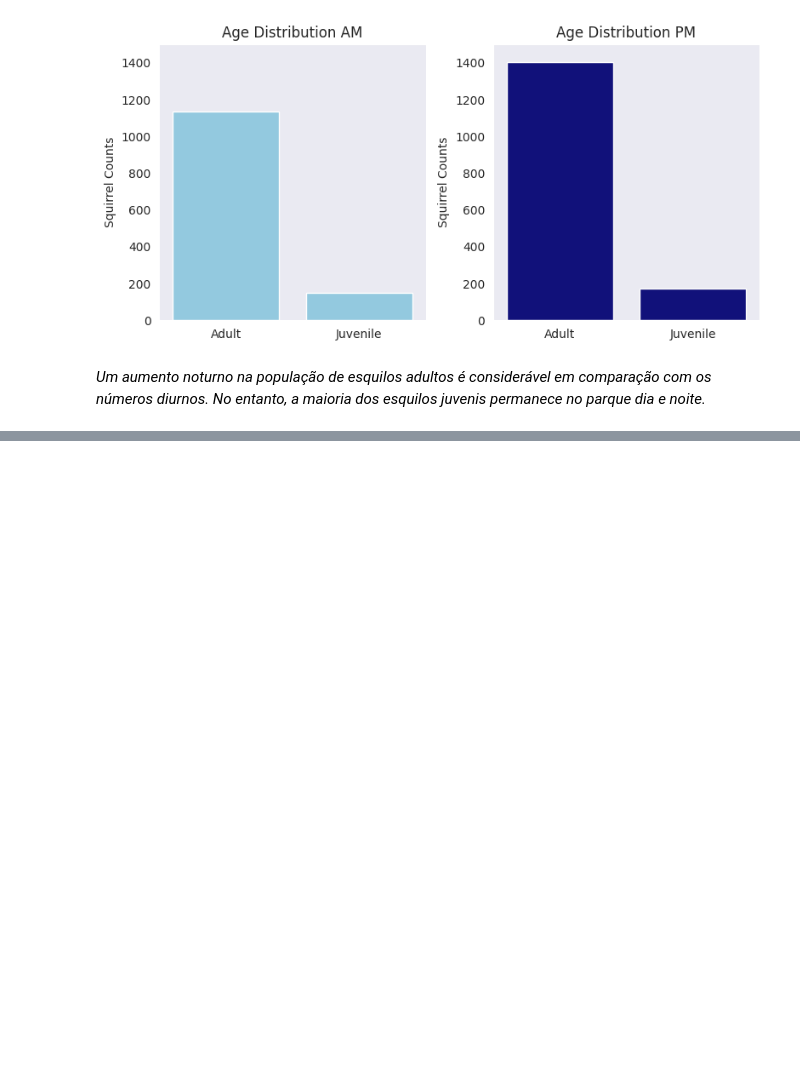
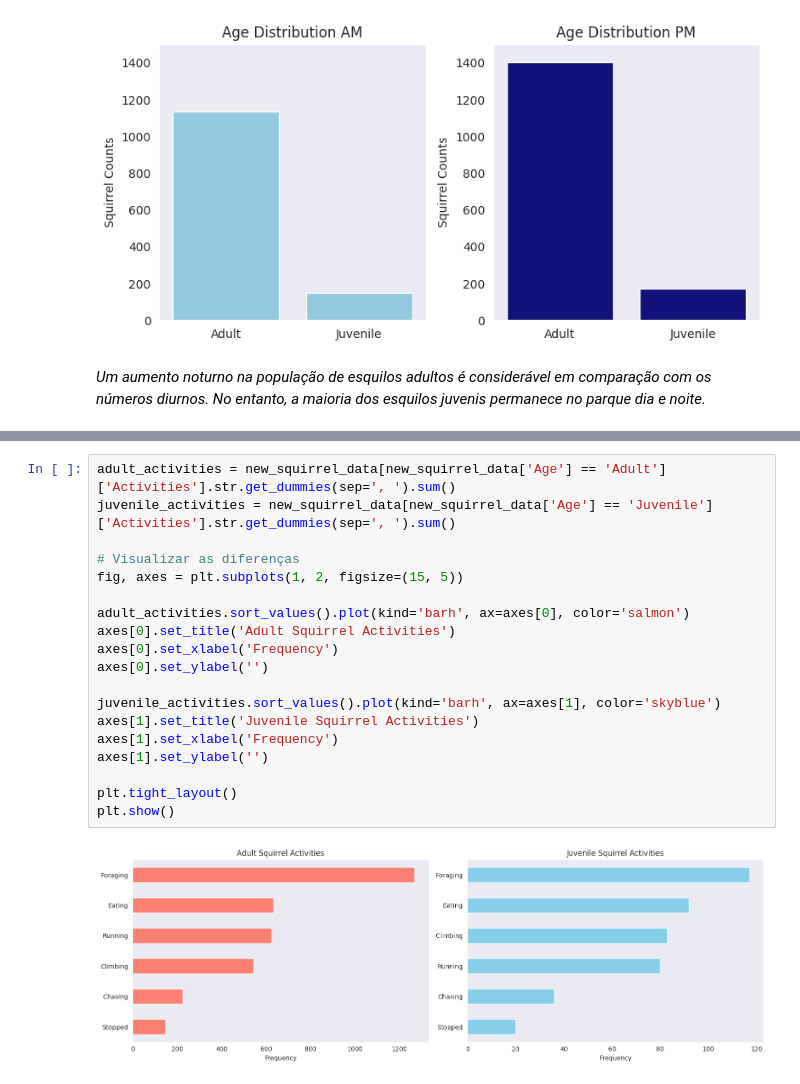
Before and after one commit to Mustasheep/Central-Park-Squirrel-Census, a Jupyter notebook: Central_Park_Squirrel_Census.ipynb, the cells around one changed output, grey strips where cells are left out. Drawn from its saved outputs; the diff is of its cells as text; blank space fills up the shorter version.

```diff
--- a/Central_Park_Squirrel_Census.ipynb
+++ b/Central_Park_Squirrel_Census.ipynb
@@ -223,0 +246,21 @@ _Um aumento noturno na população de esquilos adultos é considerável em compa
+# %%
+adult_activities = new_squirrel_data[new_squirrel_data['Age'] == 'Adult']['Activities'].str.get_dummies(sep=', ').sum()
+juvenile_activities = new_squirrel_data[new_squirrel_data['Age'] == 'Juvenile']['Activities'].str.get_dummies(sep=', ').sum()
+
+# Visualizar as diferenças
+fig, axes = plt.subplots(1, 2, figsize=(15, 5))
+
+adult_activities.sort_values().plot(kind='barh', ax=axes[0], color='salmon')
+axes[0].set_title('Adult Squirrel Activities')
+axes[0].set_xlabel('Frequency')
+axes[0].set_ylabel('')
+
+juvenile_activities.sort_values().plot(kind='barh', ax=axes[1], color='skyblue')
+axes[1].set_title('Juvenile Squirrel Activities')
+axes[1].set_xlabel('Frequency')
+axes[1].set_ylabel('')
+
+plt.tight_layout()
+plt.show()
+# %% [output]
+[figure, added]
```
Also changed, not shown: parts of 9 cells of this notebook.
